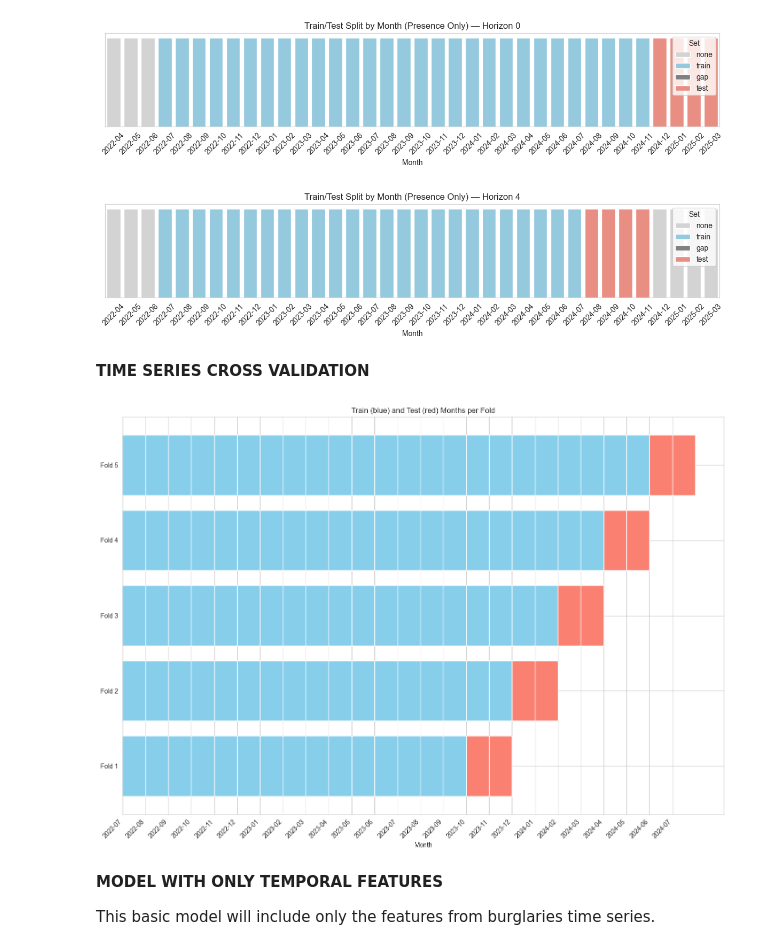
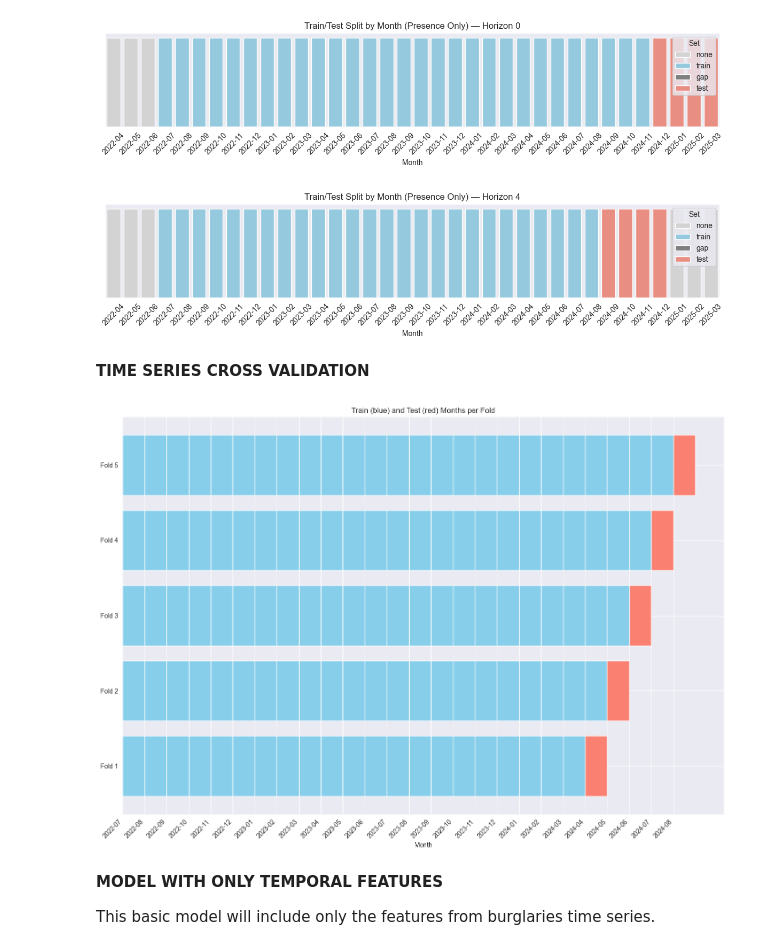
Before and after one commit to NikiPanayotov04/CBL---data-science-project, a Jupyter notebook: src/xgboost_pipeline_v2.ipynb, the cells around one changed output. Cells and saved outputs as stored; diff of their text form; code cells hidden in the pictures.

```diff
--- a/src/xgboost_pipeline_v2.ipynb
+++ b/src/xgboost_pipeline_v2.ipynb
@@ -354,7 +354,7 @@ rolling_config = {
 }
 
 horizon_datasets = create_features_per_horizon(
-    df_burglaries, df_static, max_horizon=4,
+    df_burglaries, df_static, max_horizon=3,
     lag_config=lag_config, rolling_config=rolling_config
 )
 # %% [markdown]
@@ -471,10 +470,10 @@ visualize_split_presence(splits[0]['train'],
 # %% [output]
 [figure]
 # %%
-visualize_split_presence(splits[4]['train'],
-                         splits[4]['test'], label='Horizon 4')
+visualize_split_presence(splits[3]['train'],
+                         splits[3]['test'], label='Horizon 4')
 # %% [output]
-[figure, old version]
+[figure, new version]
 # %% [markdown]
 **TIME SERIES CROSS VALIDATION**
 # %%
@@ -516,9 +515,9 @@ def plot_months_per_fold(df, n_splits=5, test_size=2, gap=0):
     plt.tight_layout()
     plt.show()
 # %%
-plot_months_per_fold(splits[4]['train'], n_splits=5, test_size=2, gap=0)
+plot_months_per_fold(splits[3]['train'], n_splits=5, test_size=1, gap=0)
 # %% [output]
-[figure, old version]
+[figure, new version]
 # %%
 import numpy as np
 import pandas as pd
```
Also changed, not shown: parts of 23 cells of this notebook.
